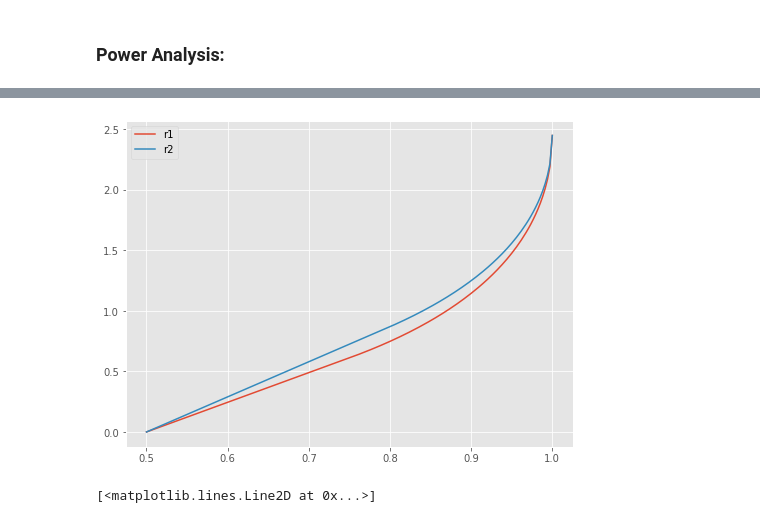
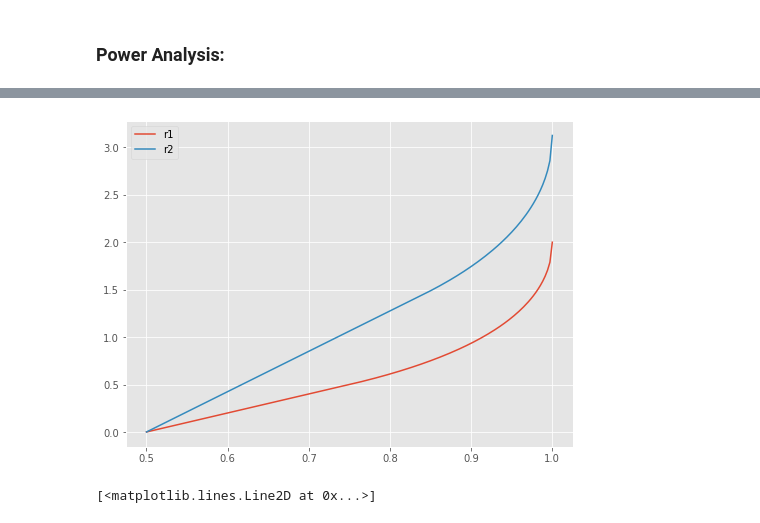
Before and after one commit to alonkipnis/HCHG, a Jupyter notebook: survival.ipynb, the cells around one changed output, grey strips where cells are left out. Cells and saved outputs as stored; diff of their text form; code cells hidden in the pictures.

```diff
--- a/survival.ipynb
+++ b/survival.ipynb
@@ -55,0 +58,23 @@ from survival import (log_rank_test, hypergeom_test, q95,
+# %%
+# this script shows that if Ny(0) = y_0,  y_0/T --> \infty and T -> \infty, then  sup_t T^\beta | e^{\lambda t} Ny(t)/Ny(0) - 1 | -> 0
+
+T = 2000
+N1 = N2 = 5 * T
+
+beta = .6         # sparsity parameter
+eps = np.round(T ** -beta,4)   # sparsity rate
+r = 0
+lam0 = np.ones(T) / T / np.log(T)
+tt = np.arange(1, T+1)
+
+plt.figure()
+for _ in range(1):
+    Nt1, Nt2 = sample_survival_data(T, N1, N2, lam0, eps, r)
+    N0 = 2 * Nt1 * Nt2 / (Nt1 + Nt2) / N1
+    plt.plot(N0, alpha=.2)
+plt.plot(np.exp(-tt * lam0),'--')
+plt.plot(Nt2 / N2, 'r')
+plt.show()
+
+plt.plot(T ** beta * ((Nt2[1:] / N2 * np.exp(tt * lam0)) - 1) )
+plt.show()
@@ -55,0 +345,7 @@ from survival import (log_rank_test, hypergeom_test, q95,
+# %%
+kappa = N2 / (N1 + N2)
+sig = np.sqrt(4 * kappa * (1-kappa))
+rho = 2 * kappa * (1-kappa) * r
+a_th = ((np.sqrt(q) - np.sqrt(rho))/sig) ** 2
+
+print(a_th)
@@ -442,39 +717,40 @@ bb = np.linspace(0.5, 1, 171)
 def rhos(be, sigma):
     if sigma**2 < 2:
         if be < 1 - sigma**2/4:
             return (2-sigma**2) * (be - 1/2)
         else:
             return (1-sigma*np.sqrt(1- be))**2
     else:
         if be < 1 - 1/sigma**2:
             return 0
         else:
             return (1-sigma*np.sqrt(1- be))**2
 
 
 def plot_PT(r, sig):
     bb = np.linspace(0.5, 1, 171)
     rr = [rhos(b, sig) / r for b in bb]
     plt.plot(bb, rr)
 
 
-r = 2/7
-r_bar = 1 - r
+kappa = 1/5
 
-r1 = 2 * r * r_bar
+kappa_bar = 1 - kappa
+
+r1 = 1 / 2
 sig1 = 1
 
 plot_PT(r1, sig1)
 
-r2 = 2 * r * r_bar
-sig2 = np.sqrt(4 * r * r_bar)
+r2 = 2 * kappa * kappa_bar
+sig2 = np.sqrt(4 * kappa * kappa_bar)
 
 plot_PT(r2, sig2)
 
 plt.legend(['r1', 'r2'])
 plt.show()
 # %% [output]
-[figure, old version]
+[figure, new version]
 # %%
 from sample_poisson_data import *
 # %%
```
Also changed, not shown: parts of 24 cells of this notebook, 1 other file.
